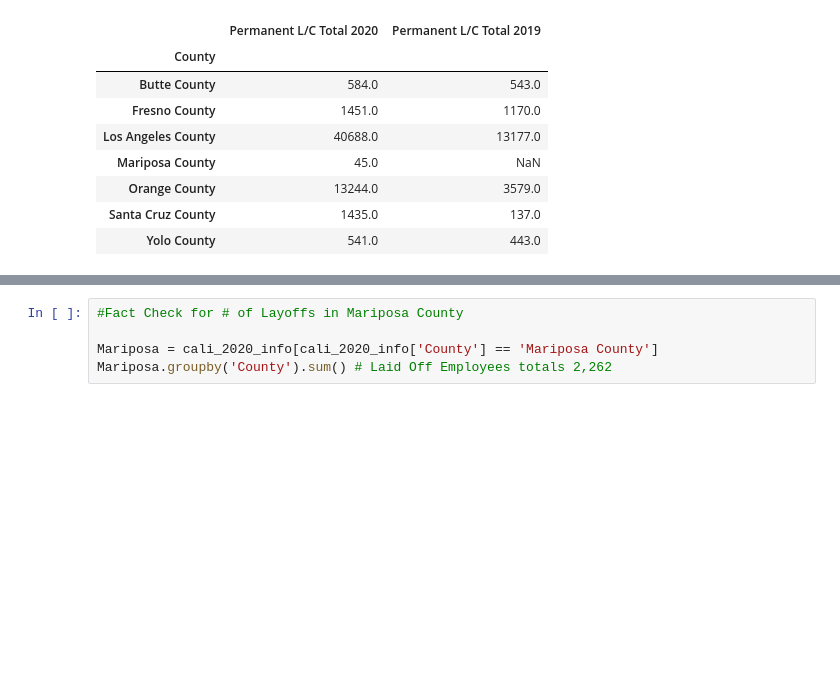
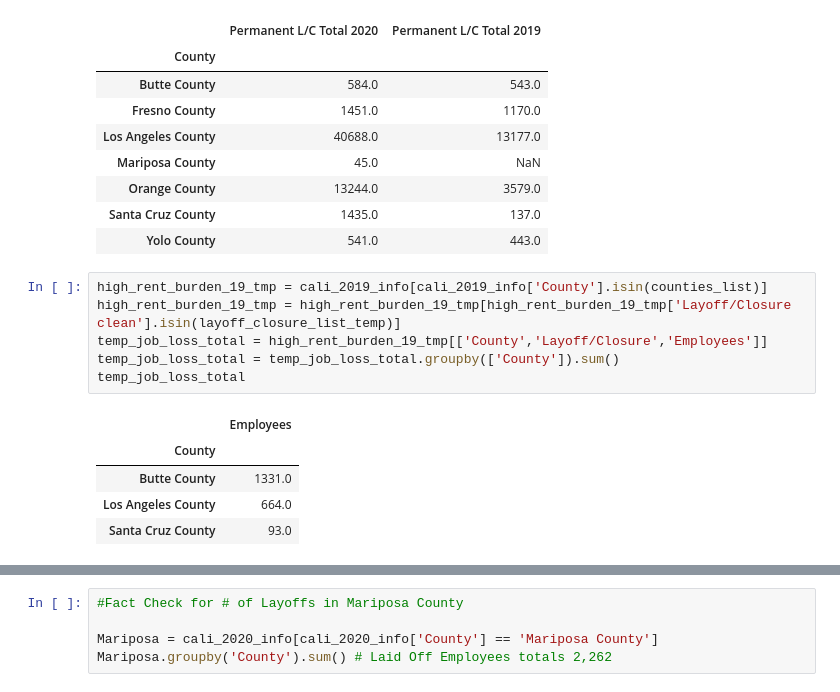
Before and after one commit to biglocalnews/WARN_Cali_analysis, a Jupyter notebook: notebooks/analysis_2019_2020.ipynb, the cells around one changed output, grey strips where cells are left out. Drawn from its saved outputs; the diff is of its cells as text; blank space fills up the shorter version.

```diff
--- a/notebooks/analysis_2019_2020.ipynb
+++ b/notebooks/analysis_2019_2020.ipynb
@@ -660,3 +660,15 @@ sums_2020_2019
 | Orange County | 13244.0 | 3579.0 |
 | Santa Cruz County | 1435.0 | 137.0 |
 | Yolo County | 541.0 | 443.0 |
+# %%
+high_rent_burden_19_tmp = cali_2019_info[cali_2019_info['County'].isin(counties_list)]
+high_rent_burden_19_tmp = high_rent_burden_19_tmp[high_rent_burden_19_tmp['Layoff/Closure clean'].isin(layoff_closure_list_temp)]
+temp_job_loss_total = high_rent_burden_19_tmp[['County','Layoff/Closure','Employees']]
+temp_job_loss_total = temp_job_loss_total.groupby(['County']).sum()
+temp_job_loss_total
+# %% [output]
+|  | Employees |
+| County |  |
+| Butte County | 1331.0 |
+| Los Angeles County | 664.0 |
+| Santa Cruz County | 93.0 |
```
Also changed, not shown: parts of 2 cells of this notebook.
